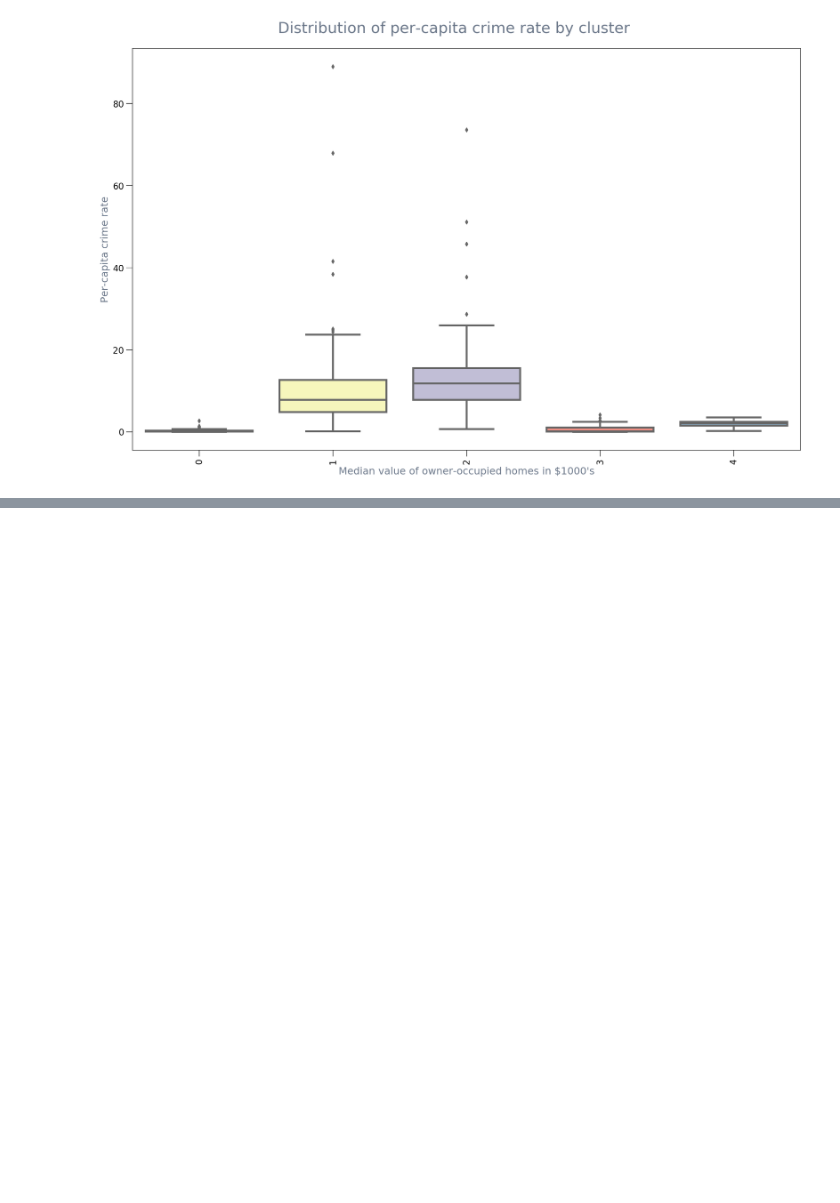
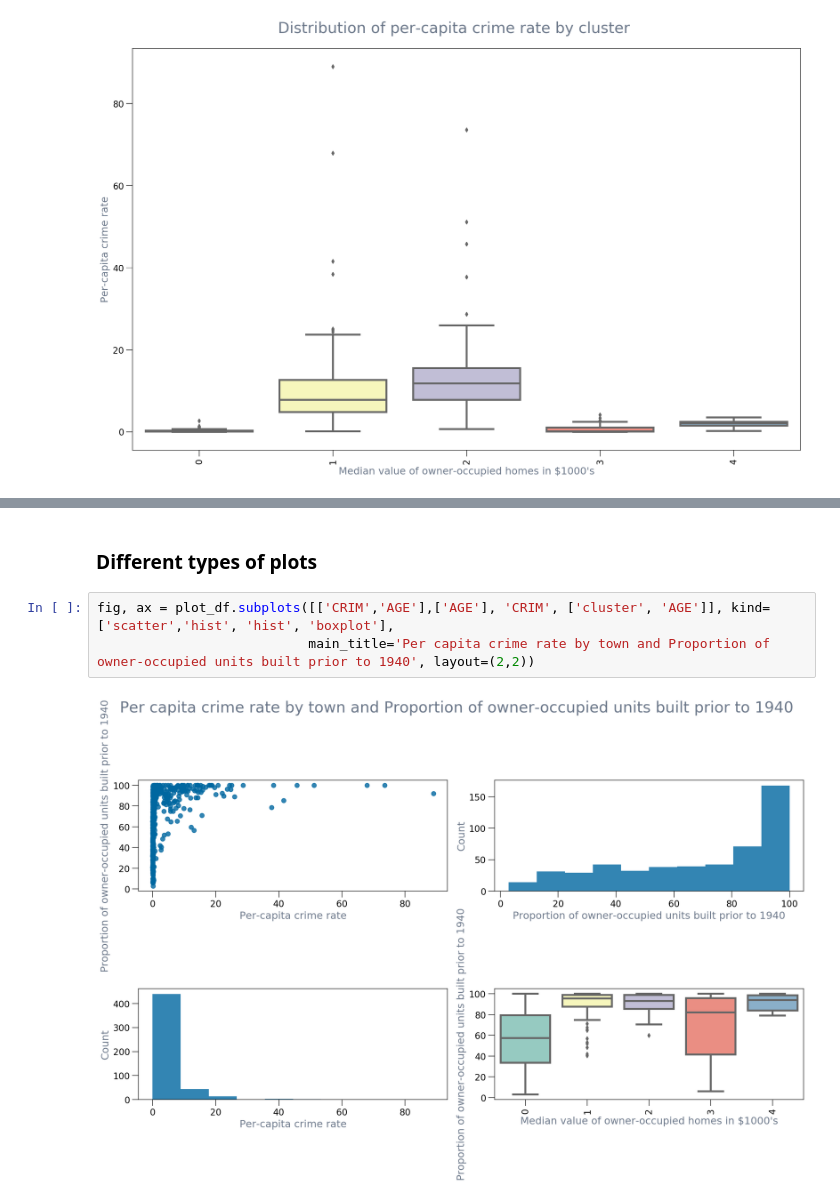
Before and after one commit to cmawer/vishelper, a Jupyter notebook: vishelper-demo.ipynb, the cells around one changed output, grey strips where cells are left out. Saved outputs shown, nothing was run; the diff lists cells and outputs as text; blank space fills up the shorter version.

```diff
--- a/vishelper-demo.ipynb
+++ b/vishelper-demo.ipynb
@@ -316,0 +322,7 @@ fig, ax = plot_df.subplots([["cluster","CRIM"]], kind='boxplot', log=True,
+# %% [markdown]
+### Different types of plots
+# %%
+fig, ax = plot_df.subplots([['CRIM','AGE'],['AGE'], 'CRIM', ['cluster', 'AGE']], kind=['scatter','hist', 'hist', 'boxplot'],
+                           main_title='Per capita crime rate by town and Proportion of owner-occupied units built prior to 1940', layout=(2,2))
+# %% [output]
+[figure, added]
```
Also changed, not shown: parts of 24 cells of this notebook, 1 other file.
